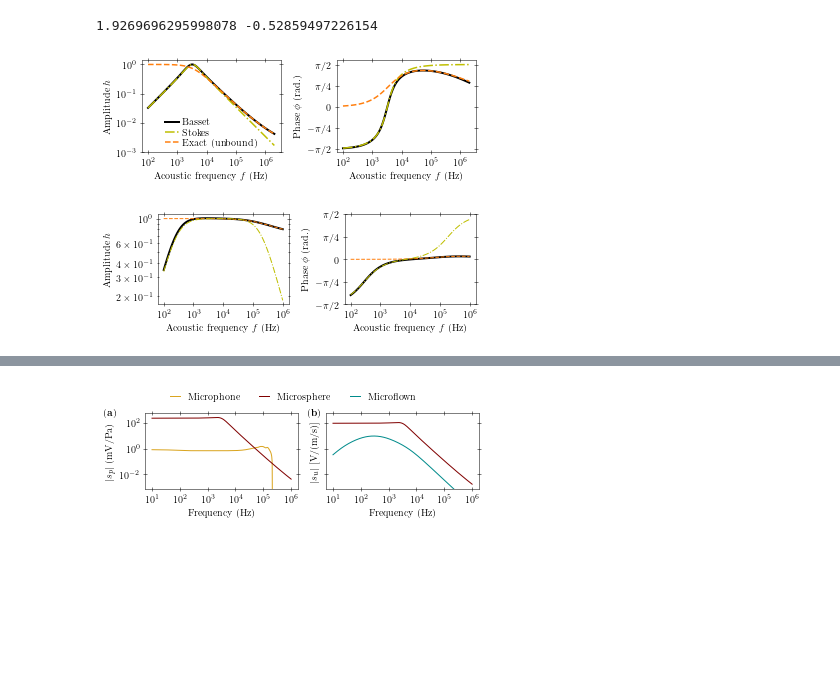
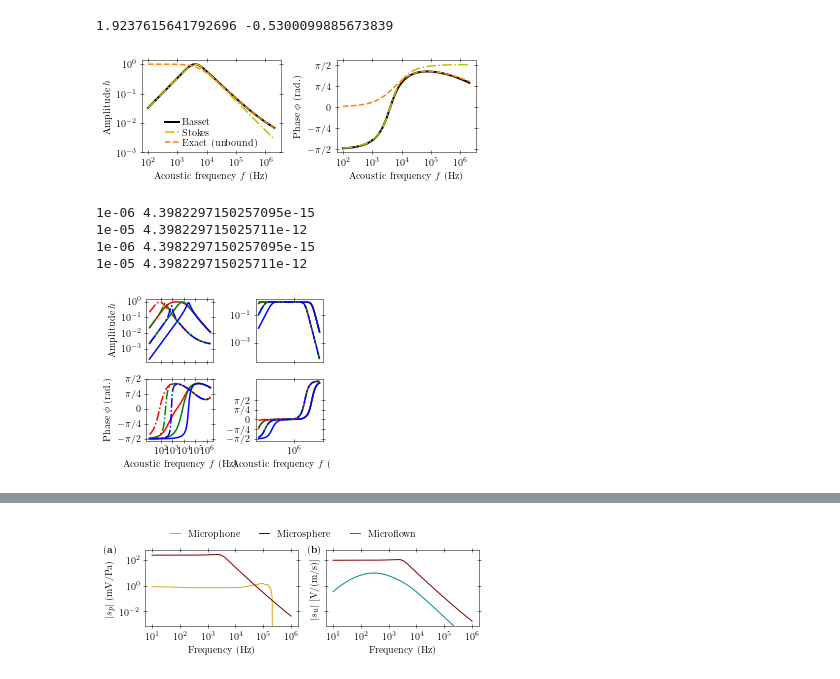
Before and after one commit to lhillber/brownian, a Jupyter notebook: notebooks/sensitivity.ipynb, the cells around one changed output, grey strips where cells are left out. Cells and saved outputs as stored; diff of their text form; code cells hidden in the pictures; blank space fills up the shorter version.

Commit message:
exact bound

```diff
--- a/notebooks/sensitivity.ipynb
+++ b/notebooks/sensitivity.ipynb
@@ -63,11 +63,14 @@ def lettering(ax, x, y, num, color="k", mode="round", **kwargs):
 # %%
 T=300
-eta=18e-6
-rho=1700
+rho = 1700
+rho = 1050
 R=3e-6/2
 k = 10e-6
+
+Air = VelocityResponse(sensitivity=1, R=R, rho=rho, T=T, k=k)
+Water = VelocityResponse(sensitivity=1, R=R, rho=rho, T=T, k=k, c0=1480, rho_fluid=1e3, mu=1e-3)
 # %%
-response = VelocityResponse(sensitivity=1, R=R, rho=rho, T=T, c0=344, k=k, rho_fluid=None)
+response = VelocityResponse(sensitivity=1, R=R, rho=rho, T=T, c0=c0, k=k, rho_fluid=None)
 fs = np.geomspace(1e2,2e6,100)
 fig, axs = plt.subplots(1, 2, figsize=(5.5, 2), sharex=True)
 for resp, label, color, ls, lw in zip(
@@ -93,35 +96,55 @@ axs[1].set_xticks([1e2, 1e3, 1e4, 1e5, 1e6])
 axs[1].set_yticklabels([r"$-\pi/2$", r"$-\pi/4$", 0, r"$\pi/4$", r"$\pi/2$"]);
 axs[0].legend(frameon=False, labelspacing=0.1, handletextpad=0.3, handlelength=1.4, loc = "lower left", bbox_to_anchor=(0.1,-0.05))
 plt.tight_layout()
-plt.savefig("figures/dissertation/transfer_function_air.pdf", dpi=600)
+#plt.savefig("figures/dissertation/transfer_function_air.pdf", dpi=600)
 print(
         response.amplitude("bassetbound", 1e6) / response.amplitude("stokesbound", 1e6),
         (response.phase("bassetbound", 1e6) - response.phase("stokesbound", 1e6))
 )
 # %% [output]
-1.9269696295998078 -0.52859497226154
+1.9237615641792696 -0.5300099885673839
-[figure, old version]
+[figure, new version]
 # %%
-response = VelocityResponse(sensitivity=1, R=R, rho=rho, T=T, c0=1480, k=50e-6, rho_fluid=1e3, mu=1e-3)
-fs = np.geomspace(1e2 ,1e6,100)
-fig, axs = plt.subplots(1, 2, figsize=(5.5, 2), sharex=True)
-for resp, color, ls, lw in zip(["bassetbound", "exact", "stokesbound"],
-                 ["k", "C1", "y"],
-                 ["-", "--", "-."],
-                [2,1,1]):
-    axs[0].loglog(fs, response.amplitude(resp, fs), label="Basset", c=color, ls=ls, lw=lw)
-    phase = response.phase(resp, fs)
-    axs[1].semilogx(fs, phase, label="Basset", c=color, ls=ls, lw=lw)
+fs_list = [np.geomspace(1e1,2e6,100), np.geomspace(1e1,5e9,100)]
+fig, axs = plt.subplots(2, 2, figsize=(3.375, 2.7), sharex="col")
+ks = [1e-6, 10e-6, 100e-6]
+Rs = [1e-6, 10e-6]
+for col, response in enumerate([Air, Water]):
+    fs = fs_list[col]
+    for R, ls in zip(Rs, ["-","-."]):
+        response.R = R
+        print(response.R, response.m)
+        for k, color in zip(ks, ["r", "g", "b"]):
+            response.k = k
+            resp = "exactbound"
+            phase =  response.phase(resp, fs)
+            phase = (np.unwrap(2*phase)/2)
+            amp = response.amplitude(resp, fs)
+            #print(resp)
+            axs[0,col].loglog(fs, amp, label=label, c=color, ls=ls, lw=lw)
+            axs[1,col].semilogx(fs, phase, label="Basset", c=color, ls=ls, lw=lw)
+            #axs[0].set_xlabel("Acoustic frequency $f$ (Hz)")
+            axs[1,col].set_xlabel("Acoustic frequency $f$ (Hz)")
+            axs[0,col].minorticks_off()
+            if response == Air:
+                axs[0,col].set_yticks([1e-3, 1e-2, 1e-1,1])
+                axs[1,col].set_xticks([1e2, 1e3, 1e4, 1e5, 1e6])
+                axs[0,col].set_ylabel(r"Amplitude $h$")
+                axs[1,col].set_ylabel(r"Phase $\phi$ (rad.)")
 
-axs[0].set_ylabel(r"Amplitude $h$")
-axs[1].set_ylabel(r"Phase $\phi$ (rad.)")
-axs[0].set_xlabel("Acoustic frequency $f$ (Hz)")
-axs[1].set_xlabel("Acoustic frequency $f$ (Hz)")
-axs[1].set_yticks([-np.pi/2, -np.pi/4, 0, np.pi/4, np.pi/2])
-axs[1].set_xticks([1e2, 1e3, 1e4, 1e5, 1e6])
-#axs[0].set_yticks([1e-3, 1e-2, 1e-1,1])
-axs[1].set_yticklabels([r"$-\pi/2$", r"$-\pi/4$", 0, r"$\pi/4$", r"$\pi/2$"]);
-plt.tight_layout()
-plt.savefig("figures/dissertation/transfer_function_water.pdf", dpi=600)
+
+            axs[1,col].set_yticks([-np.pi/2, -np.pi/4, 0, np.pi/4, np.pi/2])
+            axs[1,col].set_yticklabels([r"$-\pi/2$", r"$-\pi/4$", 0, r"$\pi/4$", r"$\pi/2$"]);
+            #axs[0].legend(frameon=False, labelspacing=0.1, handletextpad=0.3, handlelength=1.4, loc = "lower left", bbox_to_anchor=(0.1,-0.05))
+            plt.tight_layout()
+            #plt.savefig("figures/dissertation/transfer_function_air.pdf", dpi=600)
+           # print(
+           #         response.amplitude("bassetbound", 1e6) / response.amplitude("stokesbound", 1e6),
+           #         (response.phase("bassetbound", 1e6) - response.phase("stokesbound", 1e6))
+            #)
 # %% [output]
+1e-06 4.3982297150257095e-15
+1e-05 4.398229715025711e-12
+1e-06 4.3982297150257095e-15
+1e-05 4.398229715025711e-12
-[figure, old version]
+[figure, new version]
```
Also changed, not shown: parts of 5 cells of this notebook, 3 other files.
